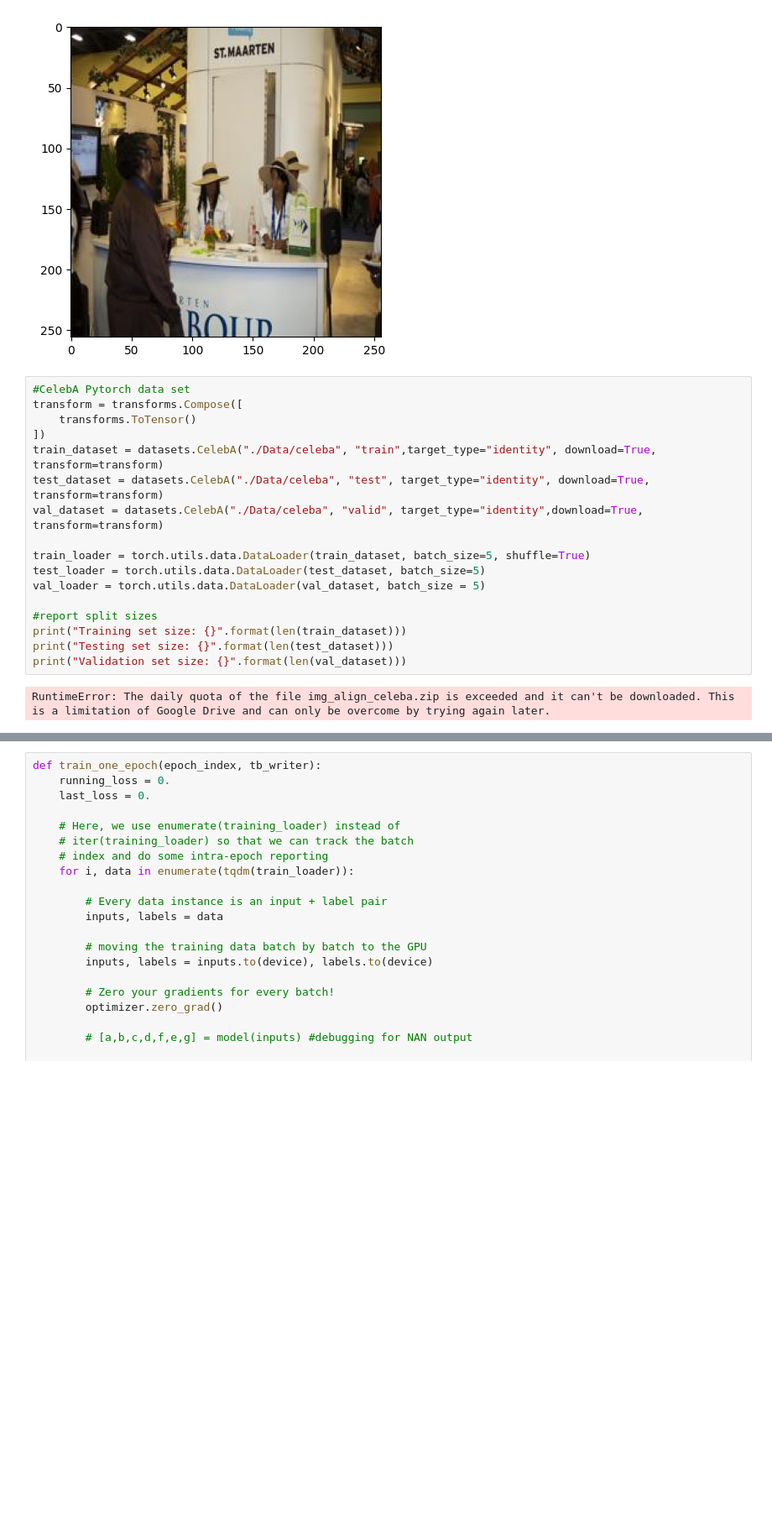
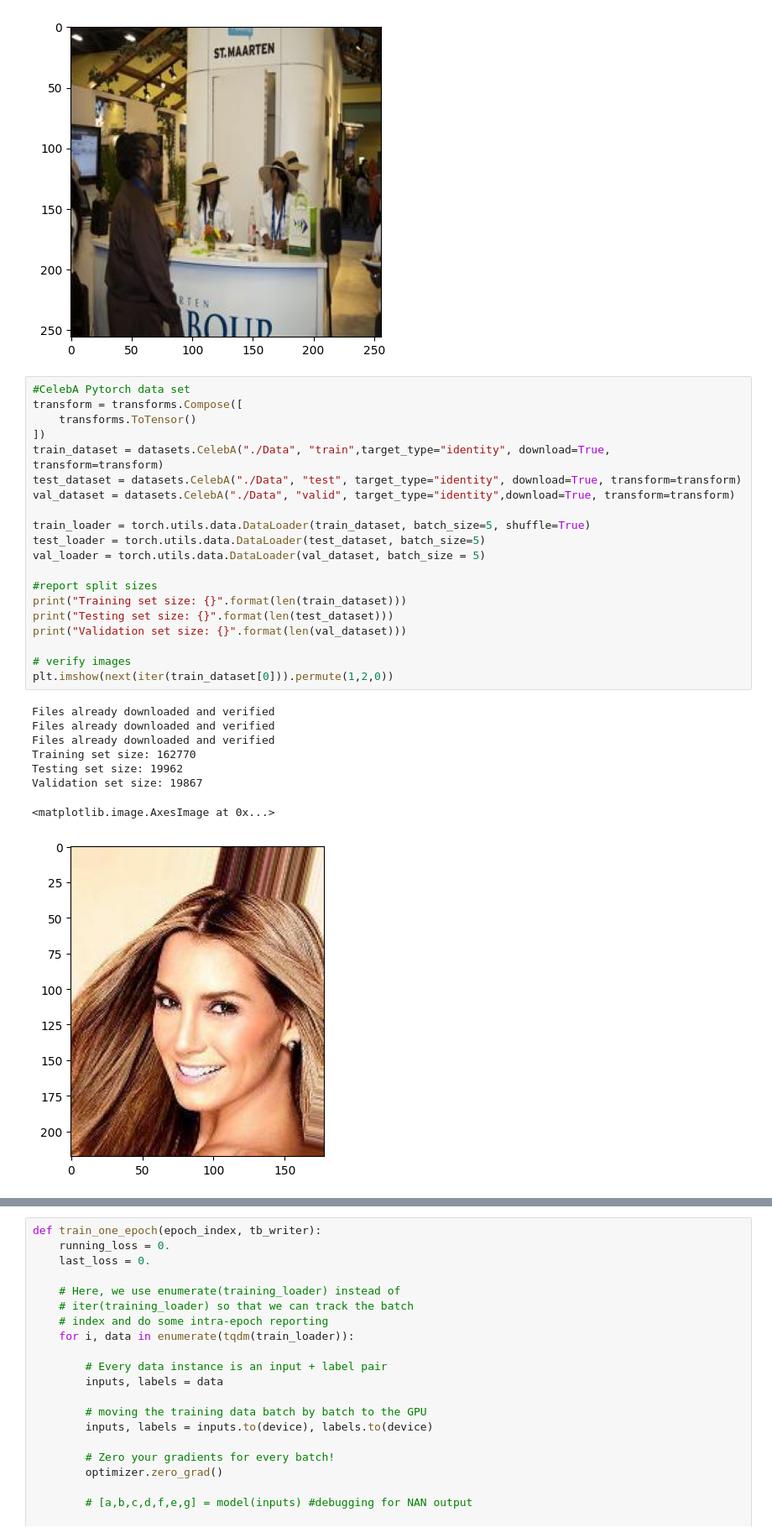
Before and after one commit to Lassedi/VisLab_DNNProject, a Jupyter notebook: main.ipynb, the cells around one changed output, grey strips where cells are left out. Shown at 84% size. Cells and saved outputs as stored; diff of their text form; blank space fills up the shorter version.

```diff
--- a/main.ipynb
+++ b/main.ipynb
@@ -149,21 +151,31 @@ torch.Size([256, 256, 3])
 # %%
 #CelebA Pytorch data set
 transform = transforms.Compose([
     transforms.ToTensor()
 ])
-train_dataset = datasets.CelebA("./Data/celeba", "train",target_type="identity", download=True, transform=transform)
-test_dataset = datasets.CelebA("./Data/celeba", "test", target_type="identity", download=True, transform=transform)
-val_dataset = datasets.CelebA("./Data/celeba", "valid", target_type="identity",download=True, transform=transform)
+train_dataset = datasets.CelebA("./Data", "train",target_type="identity", download=True, transform=transform)
+test_dataset = datasets.CelebA("./Data", "test", target_type="identity", download=True, transform=transform)
+val_dataset = datasets.CelebA("./Data", "valid", target_type="identity",download=True, transform=transform)
 
 train_loader = torch.utils.data.DataLoader(train_dataset, batch_size=5, shuffle=True)
 test_loader = torch.utils.data.DataLoader(test_dataset, batch_size=5)
 val_loader = torch.utils.data.DataLoader(val_dataset, batch_size = 5)
 
 #report split sizes
 print("Training set size: {}".format(len(train_dataset)))
 print("Testing set size: {}".format(len(test_dataset)))
 print("Validation set size: {}".format(len(val_dataset)))
+
+# verify images
+plt.imshow(next(iter(train_dataset[0])).permute(1,2,0))
 # %% [output]
-RuntimeError: The daily quota of the file img_align_celeba.zip is exceeded and it can't be downloaded. This is a limitation of Google Drive and can only be overcome by trying again later.
+Files already downloaded and verified
+Files already downloaded and verified
+Files already downloaded and verified
+Training set size: 162770
+Testing set size: 19962
+Validation set size: 19867
+<matplotlib.image.AxesImage at 0x...>
+[figure, added]
 # %%
 #moving model to GPU
```
Also changed, not shown: parts of 4 cells of this notebook, 14 other files.
